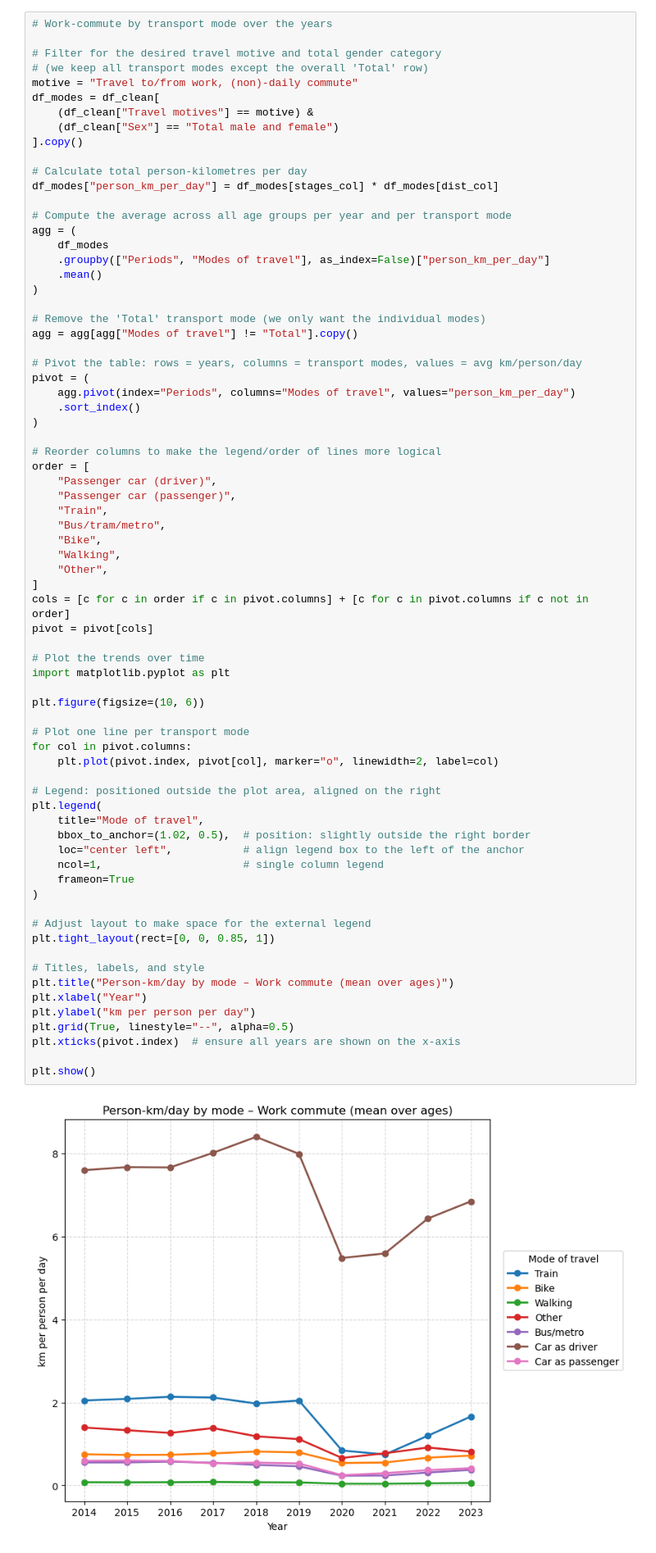
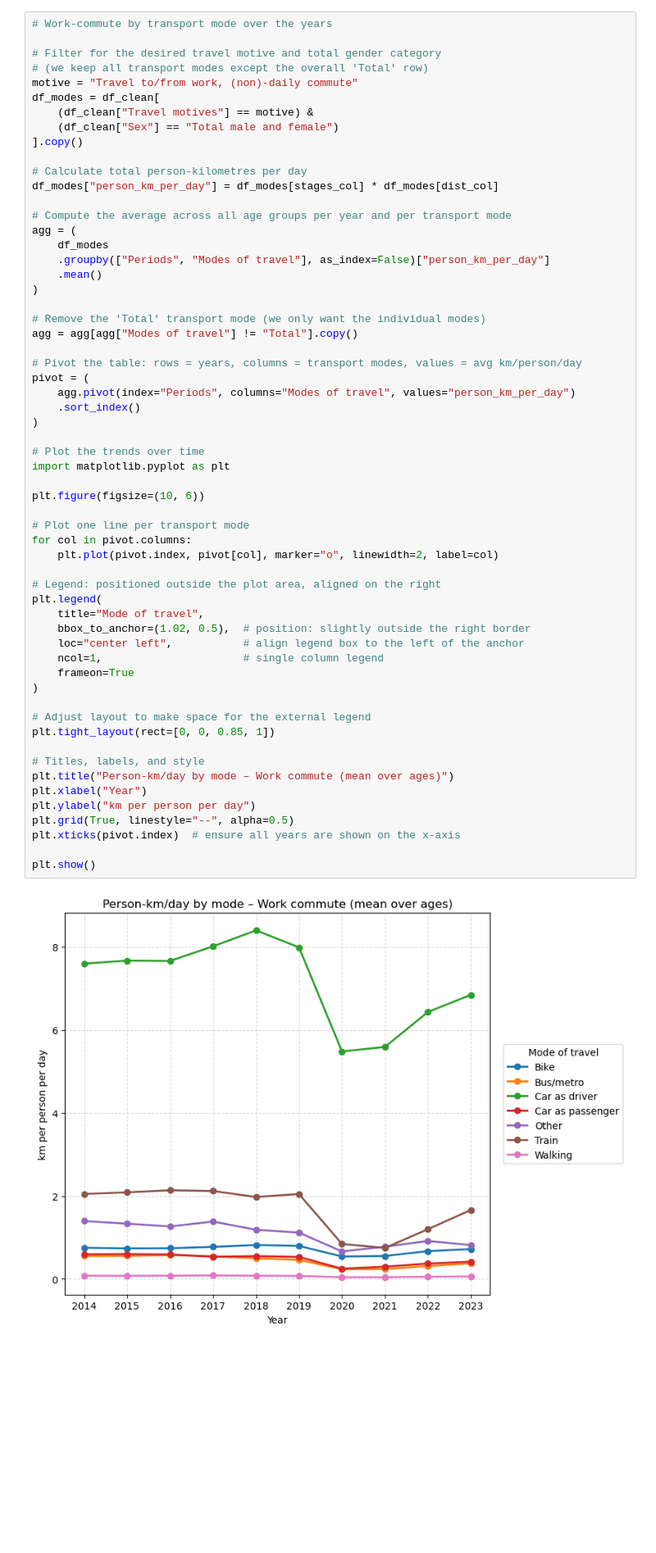
Before and after one commit to lotterus2003/groep24, a Jupyter notebook: Subquestion 1/Subquestion 1.ipynb, the cells around one changed output. Shown at 82% size. Saved outputs shown, nothing was run; the diff lists cells and outputs as text; blank space fills up the shorter version.

```diff
--- a/Subquestion 1/Subquestion 1.ipynb
+++ b/Subquestion 1/Subquestion 1.ipynb
@@ -118,50 +118,37 @@ pivot = (
     .sort_index()
 )
 
-# Reorder columns to make the legend/order of lines more logical
-order = [
-    "Passenger car (driver)",
-    "Passenger car (passenger)",
-    "Train",
-    "Bus/tram/metro",
-    "Bike",
-    "Walking",
-    "Other",
-]
-cols = [c for c in order if c in pivot.columns] + [c for c in pivot.columns if c not in order]
-pivot = pivot[cols]
-
 # Plot the trends over time
 import matplotlib.pyplot as plt
 
 plt.figure(figsize=(10, 6))
 
 # Plot one line per transport mode
 for col in pivot.columns:
     plt.plot(pivot.index, pivot[col], marker="o", linewidth=2, label=col)
 
 # Legend: positioned outside the plot area, aligned on the right
 plt.legend(
     title="Mode of travel",
     bbox_to_anchor=(1.02, 0.5),  # position: slightly outside the right border
     loc="center left",           # align legend box to the left of the anchor
     ncol=1,                      # single column legend
     frameon=True
 )
 
 # Adjust layout to make space for the external legend
 plt.tight_layout(rect=[0, 0, 0.85, 1])
 
 # Titles, labels, and style
 plt.title("Person-km/day by mode – Work commute (mean over ages)")
 plt.xlabel("Year")
 plt.ylabel("km per person per day")
 plt.grid(True, linestyle="--", alpha=0.5)
 plt.xticks(pivot.index)  # ensure all years are shown on the x-axis
 
 plt.show()
 # %% [output]
-[figure, old version]
+[figure, new version]
 # %%
 # 100% stacked bar: share per transport mode (work commute)
 # Using 'pivot' from the previous cell (rows = years, columns = modes, values = km/person/day)
```
Also changed, not shown: parts of 1 cell of this notebook.
